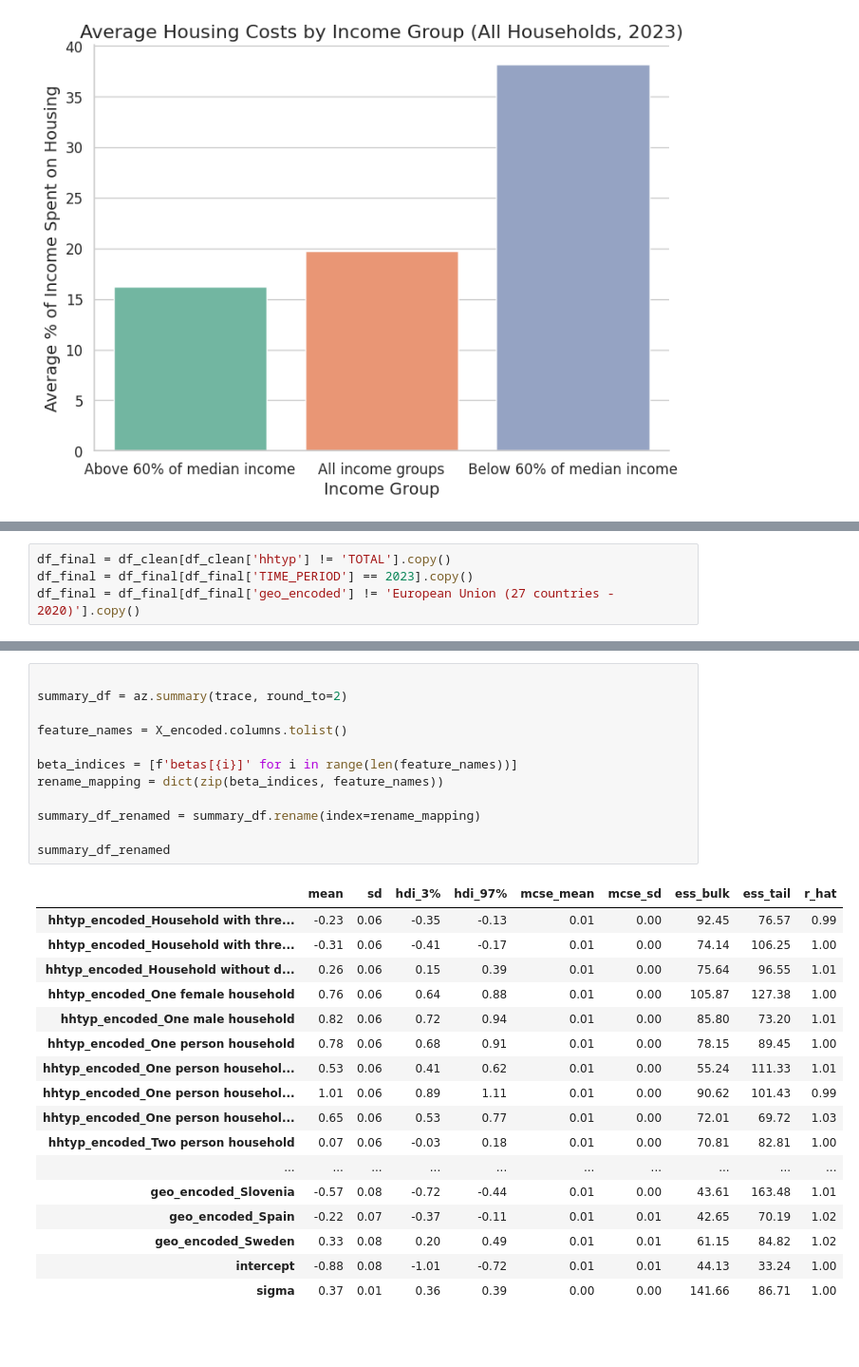
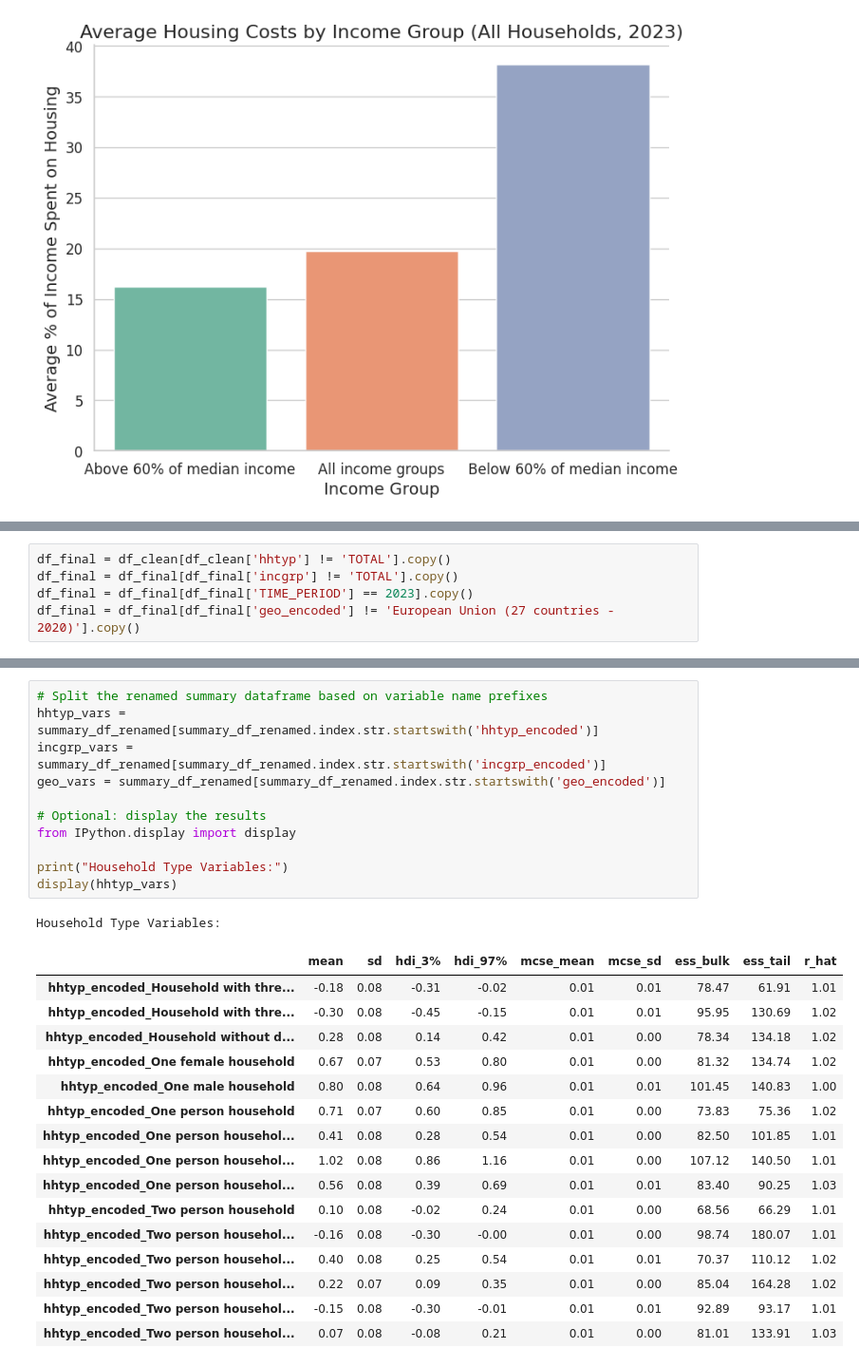
Before and after one commit to LSzubelak/ls-projects, a Jupyter notebook: Bayesian_regression_tutorial/Bayesian_regression.ipynb, the cells around one changed output, grey strips where cells are left out. Shown at 95% size. Drawn from its saved outputs; the diff is of its cells as text; blank space fills up the shorter version.

```diff
--- a/Bayesian_regression_tutorial/Bayesian_regression.ipynb
+++ b/Bayesian_regression_tutorial/Bayesian_regression.ipynb
@@ -274,5 +314,6 @@ Passing `palette` without assigning `hue` is deprecated and will be removed in v
 # %%
 df_final = df_clean[df_clean['hhtyp'] != 'TOTAL'].copy()
+df_final = df_final[df_final['incgrp'] != 'TOTAL'].copy()
 df_final = df_final[df_final['TIME_PERIOD'] == 2023].copy()
 df_final = df_final[df_final['geo_encoded'] != 'European Union (27 countries - 2020)'].copy()
 # %%
@@ -343,30 +395,29 @@ Kernel._parent_header is deprecated in ipykernel 6. Use .get_parent()
 # %%
+# Split the renamed summary dataframe based on variable name prefixes
+hhtyp_vars = summary_df_renamed[summary_df_renamed.index.str.startswith('hhtyp_encoded')]
+incgrp_vars = summary_df_renamed[summary_df_renamed.index.str.startswith('incgrp_encoded')]
+geo_vars = summary_df_renamed[summary_df_renamed.index.str.startswith('geo_encoded')]
 
-summary_df = az.summary(trace, round_to=2)
+# Optional: display the results
+from IPython.display import display
 
-feature_names = X_encoded.columns.tolist()
-
-beta_indices = [f'betas[{i}]' for i in range(len(feature_names))]
-rename_mapping = dict(zip(beta_indices, feature_names))
-
-summary_df_renamed = summary_df.rename(index=rename_mapping)
-
-summary_df_renamed
+print("Household Type Variables:")
+display(hhtyp_vars)
 # %% [output]
+Household Type Variables:
 |  | mean | sd | hdi_3% | hdi_97% | mcse_mean | mcse_sd | ess_bulk | ess_tail | r_hat |
-| hhtyp_encoded_Household with thre... | -0.23 | 0.06 | -0.35 | -0.13 | 0.01 | 0.00 | 92.45 | 76.57 | 0.99 |
-| hhtyp_encoded_Household with thre... | -0.31 | 0.06 | -0.41 | -0.17 | 0.01 | 0.00 | 74.14 | 106.25 | 1.00 |
-| hhtyp_encoded_Household without d... | 0.26 | 0.06 | 0.15 | 0.39 | 0.01 | 0.00 | 75.64 | 96.55 | 1.01 |
-| hhtyp_encoded_One female household | 0.76 | 0.06 | 0.64 | 0.88 | 0.01 | 0.00 | 105.87 | 127.38 | 1.00 |
-| hhtyp_encoded_One male household | 0.82 | 0.06 | 0.72 | 0.94 | 0.01 | 0.00 | 85.80 | 73.20 | 1.01 |
-| hhtyp_encoded_One person household | 0.78 | 0.06 | 0.68 | 0.91 | 0.01 | 0.00 | 78.15 | 89.45 | 1.00 |
-| hhtyp_encoded_One person househol... | 0.53 | 0.06 | 0.41 | 0.62 | 0.01 | 0.00 | 55.24 | 111.33 | 1.01 |
-| hhtyp_encoded_One person househol... | 1.01 | 0.06 | 0.89 | 1.11 | 0.01 | 0.00 | 90.62 | 101.43 | 0.99 |
-| hhtyp_encoded_One person househol... | 0.65 | 0.06 | 0.53 | 0.77 | 0.01 | 0.00 | 72.01 | 69.72 | 1.03 |
-| hhtyp_encoded_Two person household | 0.07 | 0.06 | -0.03 | 0.18 | 0.01 | 0.00 | 70.81 | 82.81 | 1.00 |
-| ... | ... | ... | ... | ... | ... | ... | ... | ... | ... |
-| geo_encoded_Slovenia | -0.57 | 0.08 | -0.72 | -0.44 | 0.01 | 0.00 | 43.61 | 163.48 | 1.01 |
-| geo_encoded_Spain | -0.22 | 0.07 | -0.37 | -0.11 | 0.01 | 0.01 | 42.65 | 70.19 | 1.02 |
-| geo_encoded_Sweden | 0.33 | 0.08 | 0.20 | 0.49 | 0.01 | 0.01 | 61.15 | 84.82 | 1.02 |
-| intercept | -0.88 | 0.08 | -1.01 | -0.72 | 0.01 | 0.01 | 44.13 | 33.24 | 1.00 |
-| sigma | 0.37 | 0.01 | 0.36 | 0.39 | 0.00 | 0.00 | 141.66 | 86.71 | 1.00 |
+| hhtyp_encoded_Household with thre... | -0.18 | 0.08 | -0.31 | -0.02 | 0.01 | 0.01 | 78.47 | 61.91 | 1.01 |
+| hhtyp_encoded_Household with thre... | -0.30 | 0.08 | -0.45 | -0.15 | 0.01 | 0.01 | 95.95 | 130.69 | 1.02 |
+| hhtyp_encoded_Household without d... | 0.28 | 0.08 | 0.14 | 0.42 | 0.01 | 0.00 | 78.34 | 134.18 | 1.02 |
+| hhtyp_encoded_One female household | 0.67 | 0.07 | 0.53 | 0.80 | 0.01 | 0.00 | 81.32 | 134.74 | 1.02 |
+| hhtyp_encoded_One male household | 0.80 | 0.08 | 0.64 | 0.96 | 0.01 | 0.01 | 101.45 | 140.83 | 1.00 |
+| hhtyp_encoded_One person household | 0.71 | 0.07 | 0.60 | 0.85 | 0.01 | 0.00 | 73.83 | 75.36 | 1.02 |
+| hhtyp_encoded_One person househol... | 0.41 | 0.08 | 0.28 | 0.54 | 0.01 | 0.00 | 82.50 | 101.85 | 1.01 |
+| hhtyp_encoded_One person househol... | 1.02 | 0.08 | 0.86 | 1.16 | 0.01 | 0.00 | 107.12 | 140.50 | 1.01 |
+| hhtyp_encoded_One person househol... | 0.56 | 0.08 | 0.39 | 0.69 | 0.01 | 0.01 | 83.40 | 90.25 | 1.03 |
+| hhtyp_encoded_Two person household | 0.10 | 0.08 | -0.02 | 0.24 | 0.01 | 0.00 | 68.56 | 66.29 | 1.01 |
+| hhtyp_encoded_Two person househol... | -0.16 | 0.08 | -0.30 | -0.00 | 0.01 | 0.00 | 98.74 | 180.07 | 1.01 |
+| hhtyp_encoded_Two person househol... | 0.40 | 0.08 | 0.25 | 0.54 | 0.01 | 0.01 | 70.37 | 110.12 | 1.02 |
+| hhtyp_encoded_Two person househol... | 0.22 | 0.07 | 0.09 | 0.35 | 0.01 | 0.00 | 85.04 | 164.28 | 1.02 |
+| hhtyp_encoded_Two person househol... | -0.15 | 0.08 | -0.30 | -0.01 | 0.01 | 0.01 | 92.89 | 93.17 | 1.01 |
+| hhtyp_encoded_Two person househol... | 0.07 | 0.08 | -0.08 | 0.21 | 0.01 | 0.00 | 81.01 | 133.91 | 1.03 |
```
Also changed, not shown: parts of 13 cells of this notebook.
